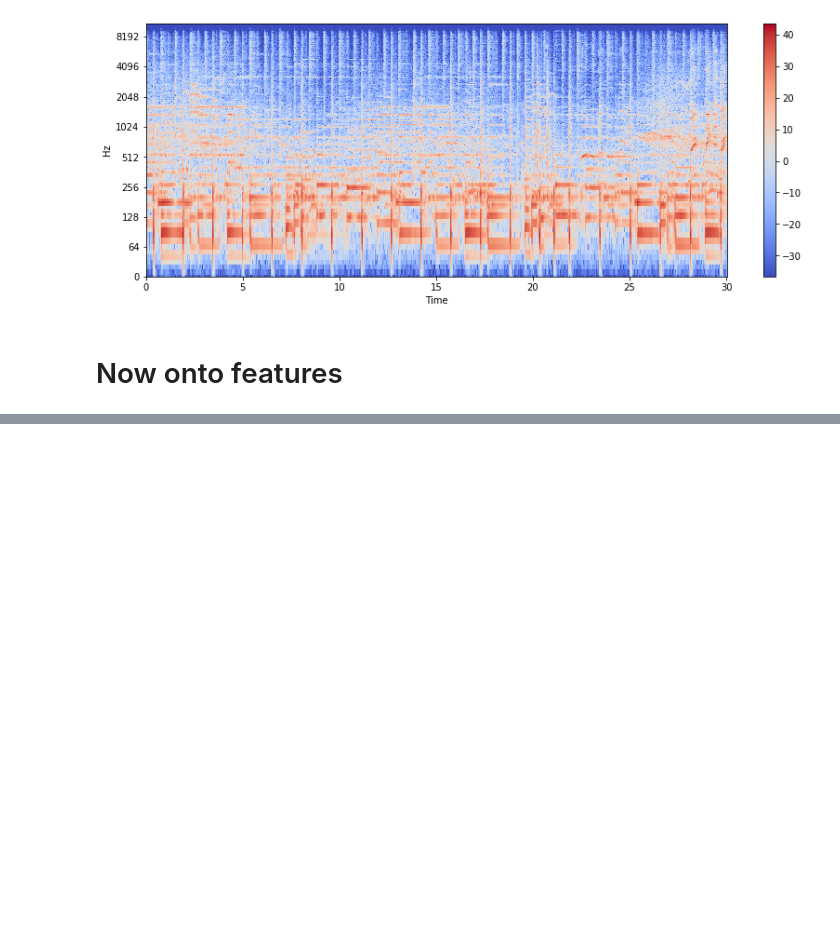
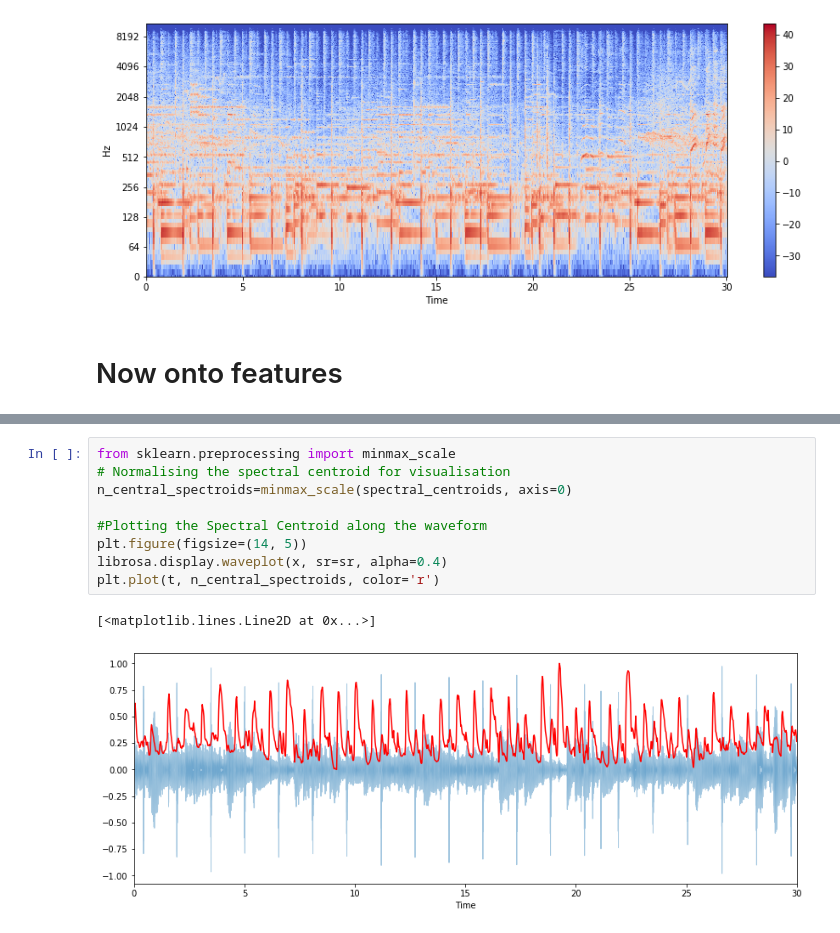
Before and after one commit to maxsanchezdp/final_project_data, a Jupyter notebook: Features_test.ipynb, the cells around one changed output, grey strips where cells are left out. Cells and saved outputs as stored; diff of their text form; blank space fills up the shorter version.

```diff
--- a/Features_test.ipynb
+++ b/Features_test.ipynb
@@ -73,0 +107,12 @@ plt.colorbar()
+# %%
+from sklearn.preprocessing import minmax_scale
+# Normalising the spectral centroid for visualisation
+n_central_spectroids=minmax_scale(spectral_centroids, axis=0)
+
+#Plotting the Spectral Centroid along the waveform
+plt.figure(figsize=(14, 5))
+librosa.display.waveplot(x, sr=sr, alpha=0.4)
+plt.plot(t, n_central_spectroids, color='r')
+# %% [output]
+[<matplotlib.lines.Line2D at 0x...>]
+[figure, added]
```
Also changed, not shown: parts of 20 cells of this notebook.
